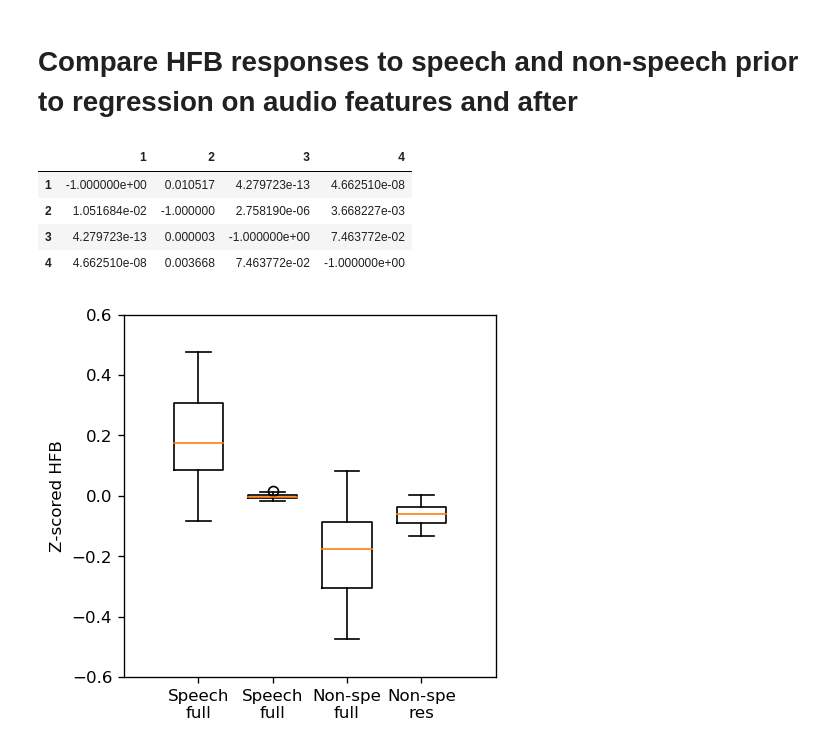
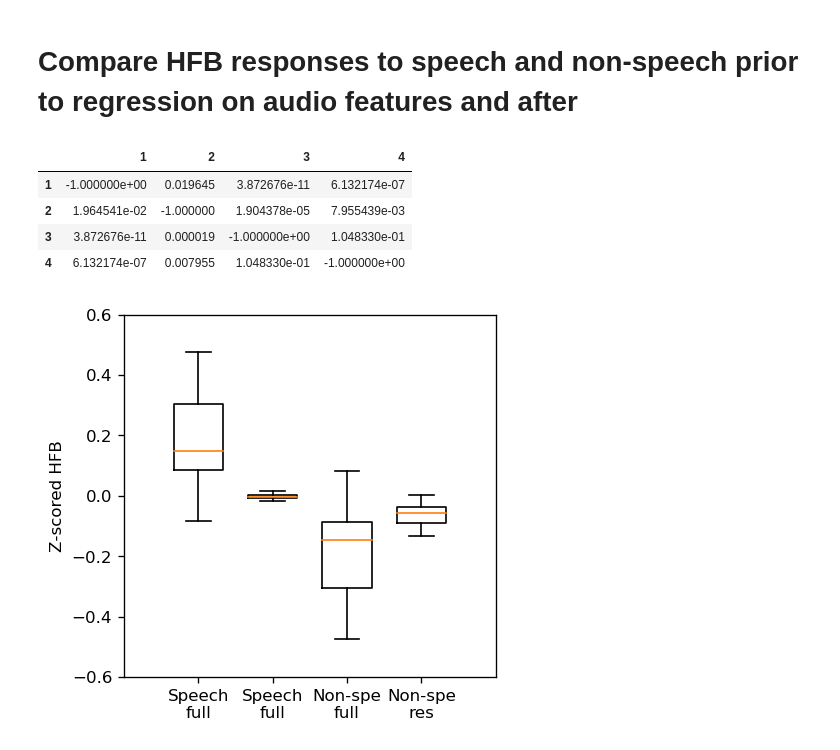
Before and after one commit to Immiora/tracking_speech_adpcc_ecog_hd, a Jupyter notebook: code/8.compare_hfb_full_resid_speech_nonspeech.ipynb, the cells around one changed output. Drawn from its saved outputs; the diff is of its cells as text; code cells hidden in the pictures.

```diff
--- a/code/8.compare_hfb_full_resid_speech_nonspeech.ipynb
+++ b/code/8.compare_hfb_full_resid_speech_nonspeech.ipynb
@@ -113,18 +113,19 @@ x_spe_cz_fm = np.mean(x_spe_cz_f,1)
 x_non_cz_fm = np.mean(x_non_cz_f,1)
 # %%
 # kruskal-wallis test
+pm = pm[3:] # take out STG electrodes of s1 out of the analysis
 temp = np.vstack([np.mean(x_spe_cz_fm[:, pm], 0),
                   np.mean(x_spe_rsd_fm[:, pm], 0),
                   np.mean(x_non_cz_fm[:, pm], 0),
                   np.mean(x_non_rsd_fm[:, pm], 0)])
 H, p_omn = kruskal(temp[0], temp[1], temp[2], temp[3])
 spost.posthoc_dunn(temp)
 # %% [output]
 |  | 1 | 2 | 3 | 4 |
-| 1 | -1.000000e+00 | 0.010517 | 4.279723e-13 | 4.662510e-08 |
-| 2 | 1.051684e-02 | -1.000000 | 2.758190e-06 | 3.668227e-03 |
-| 3 | 4.279723e-13 | 0.000003 | -1.000000e+00 | 7.463772e-02 |
-| 4 | 4.662510e-08 | 0.003668 | 7.463772e-02 | -1.000000e+00 |
+| 1 | -1.000000e+00 | 0.019645 | 3.872676e-11 | 6.132174e-07 |
+| 2 | 1.964541e-02 | -1.000000 | 1.904378e-05 | 7.955439e-03 |
+| 3 | 3.872676e-11 | 0.000019 | -1.000000e+00 | 1.048330e-01 |
+| 4 | 6.132174e-07 | 0.007955 | 1.048330e-01 | -1.000000e+00 |
 # %%
 # boxplot for s1
 plt.figure(figsize=(4, 4), dpi=120)
@@ -138,4 +139,4 @@ plt.xticks([.5, 1, 1.5, 2], ['Speech\nfull', 'Speech\nfull', 'Non-spe\nfull', 'N
 plt.ylabel('Z-scored HFB')
 plt.show()
 # %% [output]
-[figure, old version]
+[figure, new version]
```
Also changed, not shown: 1 other file.
